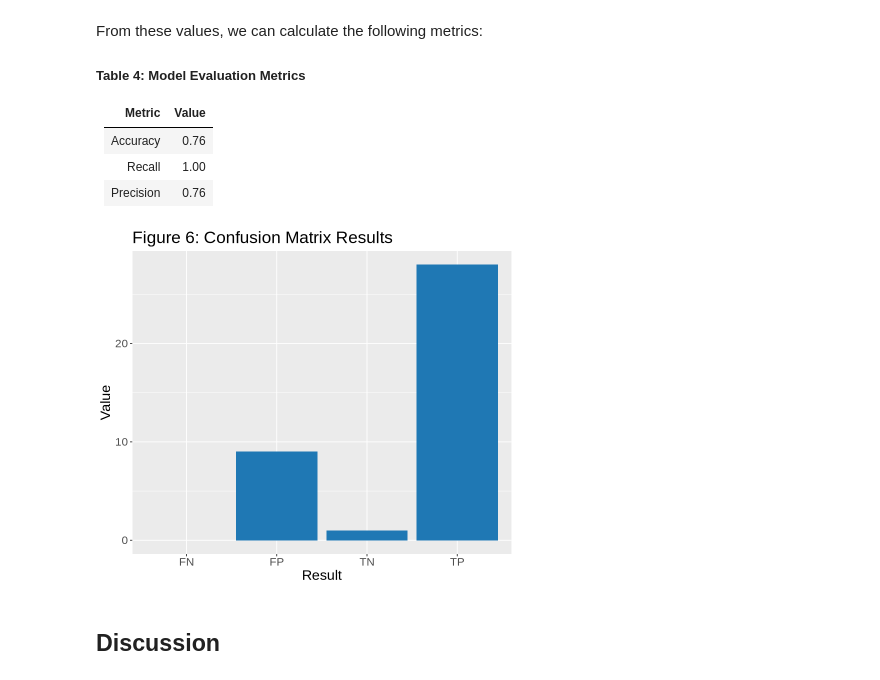
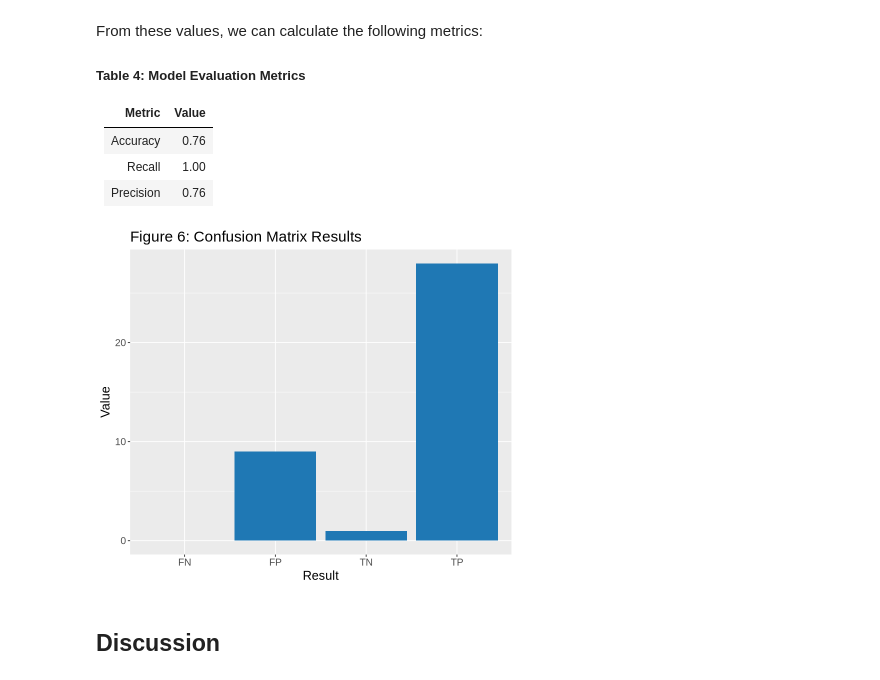
Before and after one commit to sarahmontgomery04/dsci-100-2025w2-group-13, a Jupyter notebook: Project Final Report.ipynb, the cells around one changed output. Cells and saved outputs as stored; diff of their text form; code cells hidden in the pictures.

```diff
--- a/Project Final Report.ipynb
+++ b/Project Final Report.ipynb
@@ -495,14 +513,14 @@ From these values, we can calculate the following metrics:
 # %%
 options(repr.plot.height = 6, repr.plot.width = 7)
 figure5 <- tibble("result" = c("TP", "FP", "TN", "FN"),
                   "value" = c(28,9,1,0)) |>
     ggplot(aes(x = result, y = value)) +
         geom_bar(stat = "identity", fill = "#1F78B4") +
         labs(x = "Result", y = "Value", title = "Figure 6: Confusion Matrix Results") +
-        theme(text = element_text(size = 17))
+        theme(text = element_text(size = 15))
 figure5
 # %% [output]
-[figure, old version]
+[figure, new version]
 # %% [markdown]
 ## Discussion
 # %% [markdown]
```
Also changed, not shown: parts of 8 cells of this notebook.
